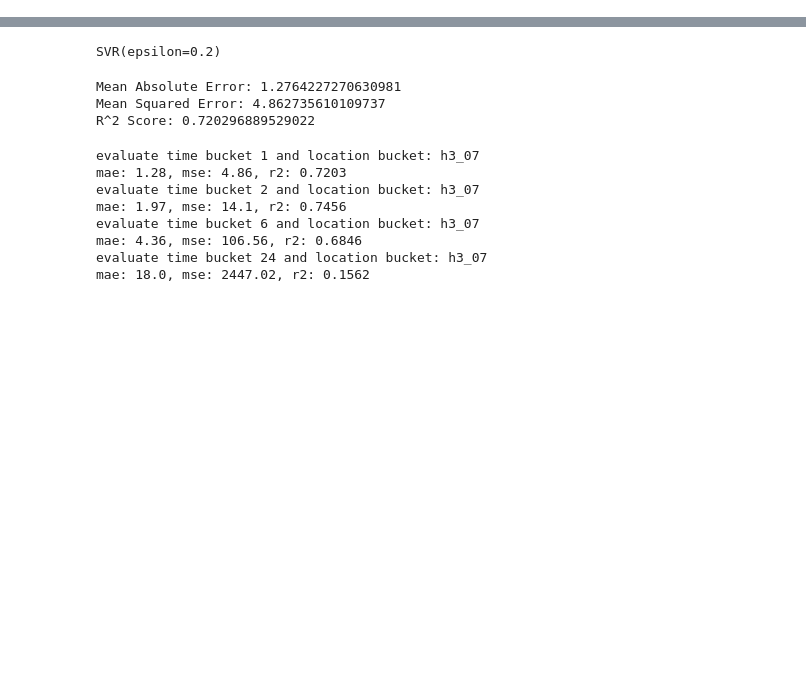
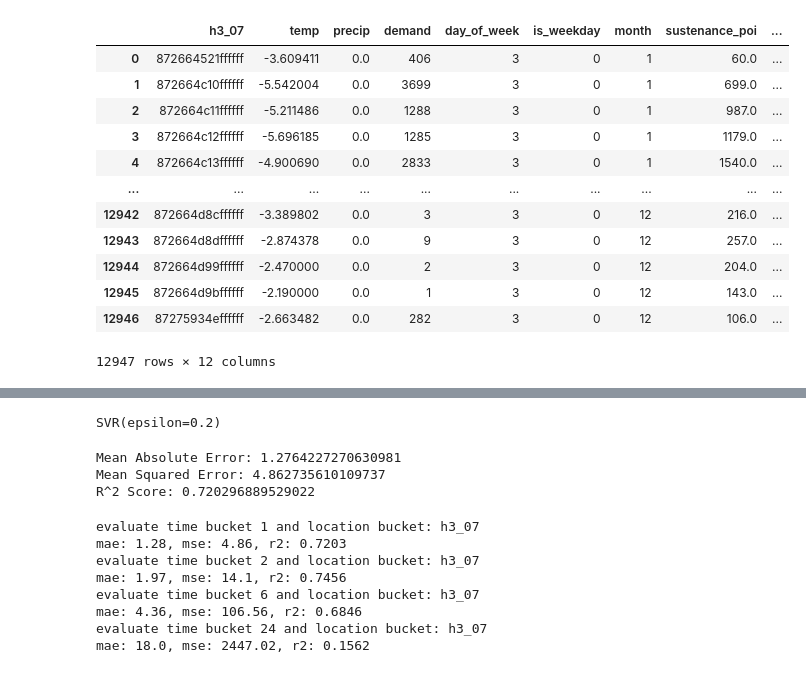
Before and after one commit to Jerematix/aaa, a Jupyter notebook: notebooks/4_predictive_analysis/01_SVM.ipynb, the cells around one changed output, grey strips where cells are left out. Drawn from its saved outputs; the diff is of its cells as text; code cells hidden in the pictures; blank space fills up the shorter version.

```diff
--- a/notebooks/4_predictive_analysis/01_SVM.ipynb
+++ b/notebooks/4_predictive_analysis/01_SVM.ipynb
@@ -60,0 +17,18 @@ demand_feat_df.head()
+# %%
+# read in data
+data = pd.read_parquet(f"../../data/predictive/Taxi_Trips_Spatio_Temporal_{time_bucket_length}_{location_bucket}.parquet")
+data
+# %% [output]
+|  | h3_07 | temp | precip | demand | day_of_week | is_weekday | month | sustenance_poi | ... |
+| 0 | 872664521ffffff | -3.609411 | 0.0 | 406 | 3 | 0 | 1 | 60.0 | ... |
+| 1 | 872664c10ffffff | -5.542004 | 0.0 | 3699 | 3 | 0 | 1 | 699.0 | ... |
+| 2 | 872664c11ffffff | -5.211486 | 0.0 | 1288 | 3 | 0 | 1 | 987.0 | ... |
+| 3 | 872664c12ffffff | -5.696185 | 0.0 | 1285 | 3 | 0 | 1 | 1179.0 | ... |
+| 4 | 872664c13ffffff | -4.900690 | 0.0 | 2833 | 3 | 0 | 1 | 1540.0 | ... |
+| ... | ... | ... | ... | ... | ... | ... | ... | ... | ... |
+| 12942 | 872664d8cffffff | -3.389802 | 0.0 | 3 | 3 | 0 | 12 | 216.0 | ... |
+| 12943 | 872664d8dffffff | -2.874378 | 0.0 | 9 | 3 | 0 | 12 | 257.0 | ... |
+| 12944 | 872664d99ffffff | -2.470000 | 0.0 | 2 | 3 | 0 | 12 | 204.0 | ... |
+| 12945 | 872664d9bffffff | -2.190000 | 0.0 | 1 | 3 | 0 | 12 | 143.0 | ... |
+| 12946 | 87275934effffff | -2.663482 | 0.0 | 282 | 3 | 0 | 12 | 106.0 | ... |
+12947 rows × 12 columns
```
Also changed, not shown: parts of 22 cells of this notebook.
